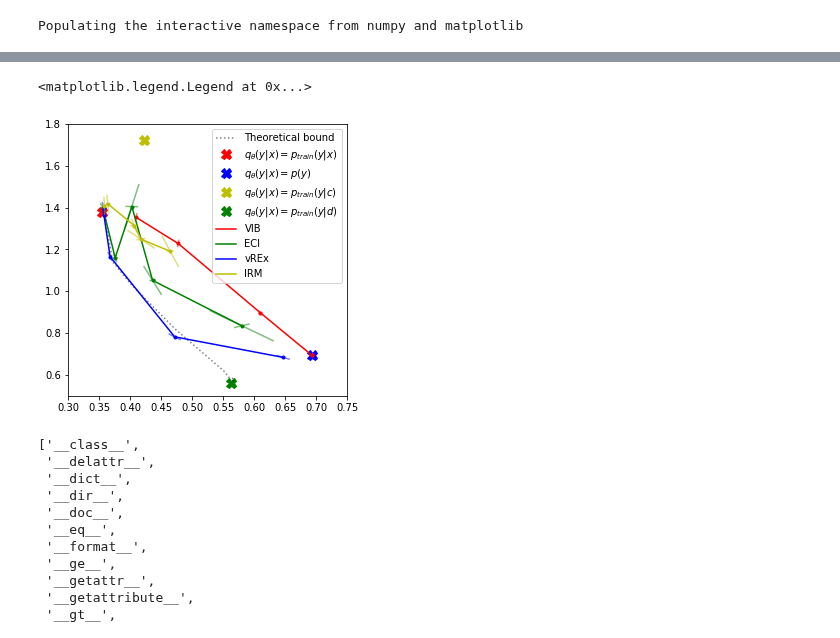
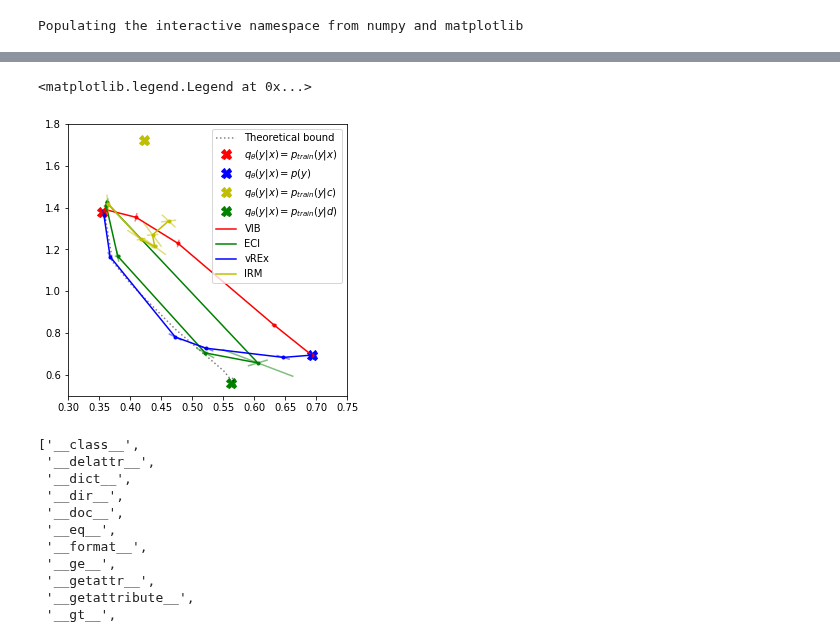
Before and after one commit to mfederici/JADE, a Jupyter notebook: results.ipynb, the cells around one changed output, grey strips where cells are left out. Saved outputs shown, nothing was run; the diff lists cells and outputs as text; code cells hidden in the pictures.

Commit message:
Default EI training values updated

```diff
--- a/results.ipynb
+++ b/results.ipynb
@@ -47,14 +47,14 @@ api = wandb.Api()
 
 
 sweeps = {
-    'VIB':{'id':'n19a1bps', 'color':'r', 'sortkey':'model.params.beta_scheduler.params.end_value'},
-    'ECI':{'id':'0lgsl2rg', 'color':'g', 'sortkey':'model.params.beta_scheduler.params.end_value'},
-    'vREx':{'id':'40nt7jv7', 'color':'b','sortkey':'model.params.beta_scheduler.params.end_value'},
+    'VIB':{'id':'xsebr6xx', 'color':'r', 'sortkey':'model.params.beta_scheduler.params.end_value'},
+    'ECI':{'id':'k11d1uqn', 'color':'g', 'sortkey':'model.params.beta_scheduler.params.end_value'},
+    'vREx':{'id':'21lfmvkn', 'color':'b','sortkey':'model.params.beta_scheduler.params.end_value'},
     'IRM':{'id':'5p7f4rg0', 'color':'y', 'sortkey':'model.params.beta_scheduler.params.end_value'}
 }
 
 
-sweep = api.sweep('causal-mib/%s'%sweeps['IRM']['id'])
+sweep = api.sweep('causal-mib/%s'%sweeps['ECI']['id'])
 # %%
 
 
@@ -208,35 +206,35 @@ y = [1.3767269551753998,
  1.1376690566539764,
  1.1335138976573944,
  1.1326242983341217,
  1.1326654255390167,
  1.131213754415512,
  1.0351907312870026,
  0.8191898167133331,
  0.6182896792888641,
  0.5848599970340729,
  0.5820362865924835,
  0.570501059293747,
  0.5703085958957672]
 
 f, ax = plt.subplots(1,1,figsize=(5,5))
 
 ax.set_xlim(0.3,0.75)
 ax.set_ylim(0.5,1.8)
-ax.plot(x,y, ':k', label='Theoretical bound',alpha=alpha)
+ax.plot(x,y, ':k', label='Theoretical bound',alpha=0.5)
 
 
 ax.plot(0.35446324944496155, 1.3813310861587524, 'Xr', markersize=10, label='$q_\\theta(y|x)=p_{train}(y|x)$', zorder=-1)
 ax.plot(np.log(2), np.log(2), 'Xb', markersize=10, label='$q_\\theta(y|x)=p(y)$', zorder=-1)
 ax.plot(0.4227091073989868, 1.7236597537994385, 'Xy', markersize=10, label='$q_\\theta(y|x)=p_{train}(y|c)$', zorder=-1)
 ax.plot(0.5623351335525513, 0.5623351335525513, 'Xg', markersize=10, label='$q_\\theta(y|x)=p_{train}(y|d)$', zorder=-1)
 
 for sweep_name, sweep_data in sweeps.items():
     sweep = api.sweep('causal-mib/%s' % sweep_data['id'])
     plot_sweep_result(sweep, sortkey=sweep_data['sortkey'], ax=ax, color=sweep_data['color'], label=sweep_name)
 ax.legend()
 # %% [output]
 <matplotlib.legend.Legend at 0x...>
-[figure, old version]
+[figure, new version]
 # %%
 dir(run)
 # %% [output]
```
Also changed, not shown: parts of 1 cell of this notebook, 3 other files.
